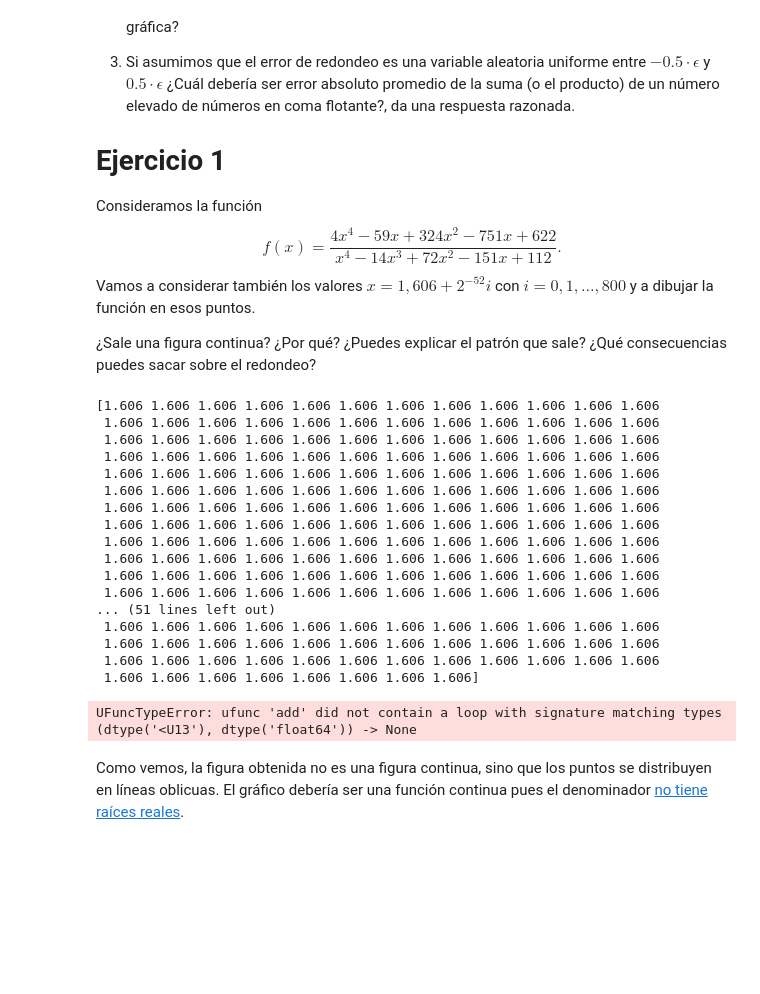
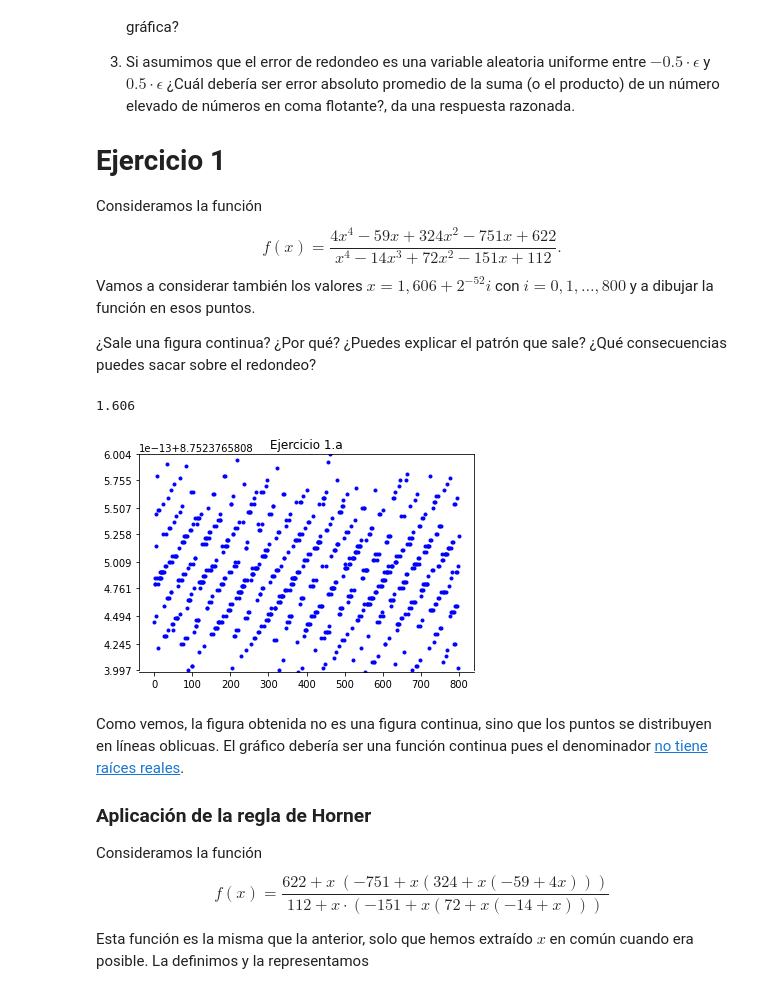
Before and after one commit to Ocete/mcd-cn, a Jupyter notebook: p1/CN-Práctica1.ipynb, the cells around one changed output. Cells and saved outputs as stored; diff of their text form; code cells hidden in the pictures; blank space fills up the shorter version.

```diff
--- a/p1/CN-Práctica1.ipynb
+++ b/p1/CN-Práctica1.ipynb
@@ -25,40 +25,32 @@ Vamos a considerar también los valores $x = 1,606 + 2^{-52}i$ con $i = 0,1,\dot
 consecuencias puedes sacar sobre el redondeo?
 # %%
 def plot_func(f, i_range, y_lims, i_shift=1.606, title=""):
-    print(1.606 + 2**(-52) * i_range)
     values = f(i_shift + 2**(-52) * i_range)
 
     plt.plot(i_range, values, 'b.')
     plt.ylim(y_lims[0], y_lims[1])
     plt.title(title)
     plt.show()
 
 f1 = lambda x: (4*x**4 - 59*x**3 + 324*x**2-751*x + 622) / \
                 (x**4 - 14*x**3 + 72*x**2 - 151*x + 112)
 i_range = np.arange(800)
 y_lims= [8.7523765807784, 8.7523765807786]
-plot_func(f1, i_range, y_lims, "Ejercicio 1.a")
+plot_func(f1, i_range, y_lims, title = "Ejercicio 1.a")
 # %% [output]
-[1.606 1.606 1.606 1.606 1.606 1.606 1.606 1.606 1.606 1.606 1.606 1.606
- 1.606 1.606 1.606 1.606 1.606 1.606 1.606 1.606 1.606 1.606 1.606 1.606
- 1.606 1.606 1.606 1.606 1.606 1.606 1.606 1.606 1.606 1.606 1.606 1.606
- 1.606 1.606 1.606 1.606 1.606 1.606 1.606 1.606 1.606 1.606 1.606 1.606
- 1.606 1.606 1.606 1.606 1.606 1.606 1.606 1.606 1.606 1.606 1.606 1.606
- 1.606 1.606 1.606 1.606 1.606 1.606 1.606 1.606 1.606 1.606 1.606 1.606
- 1.606 1.606 1.606 1.606 1.606 1.606 1.606 1.606 1.606 1.606 1.606 1.606
- 1.606 1.606 1.606 1.606 1.606 1.606 1.606 1.606 1.606 1.606 1.606 1.606
- 1.606 1.606 1.606 1.606 1.606 1.606 1.606 1.606 1.606 1.606 1.606 1.606
- 1.606 1.606 1.606 1.606 1.606 1.606 1.606 1.606 1.606 1.606 1.606 1.606
- 1.606 1.606 1.606 1.606 1.606 1.606 1.606 1.606 1.606 1.606 1.606 1.606
- 1.606 1.606 1.606 1.606 1.606 1.606 1.606 1.606 1.606 1.606 1.606 1.606
-... (51 lines left out)
- 1.606 1.606 1.606 1.606 1.606 1.606 1.606 1.606 1.606 1.606 1.606 1.606
- 1.606 1.606 1.606 1.606 1.606 1.606 1.606 1.606 1.606 1.606 1.606 1.606
- 1.606 1.606 1.606 1.606 1.606 1.606 1.606 1.606 1.606 1.606 1.606 1.606
- 1.606 1.606 1.606 1.606 1.606 1.606 1.606 1.606]
+1.606
-UFuncTypeError: ufunc 'add' did not contain a loop with signature matching types (dtype('<U13'), dtype('float64')) -> None
+[figure, added]
 # %% [markdown]
 Como vemos, la figura obtenida no es una figura continua, sino que los puntos se distribuyen en líneas oblicuas. El gráfico debería ser una función continua pues el denominador [no tiene raíces reales](https://www.wolframalpha.com/input/?i=find+roots+of+%28x**4+-+14*x**3+%2B+72*x**2+-+151*x+%2B+112%29).
+
+### Aplicación de la regla de Horner
+
+Consideramos la función
+$$
+f(x) = \frac{622+ x \ (-751 + x (324 + x (-59 + 4x)))}{112 + x \cdot (-151 + x (72 + x(-14+x)))}
+$$
+
+Esta función es la misma que la anterior, solo que hemos extraído $x$ en común cuando era posible. La definimos y la representamos
 # %%
 f2 = lambda x: (622 + x * (-751 + x * (324 + x * (-59 + 4 * x))) ) / \
                 (112 + x * (-151 + x * (72 + x * (-14 + x))) )
```
Also changed, not shown: parts of 5 cells of this notebook.
